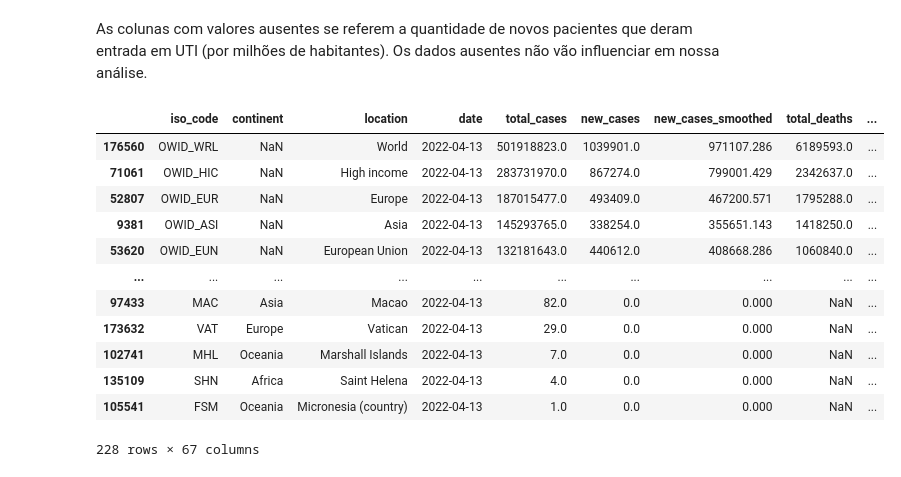
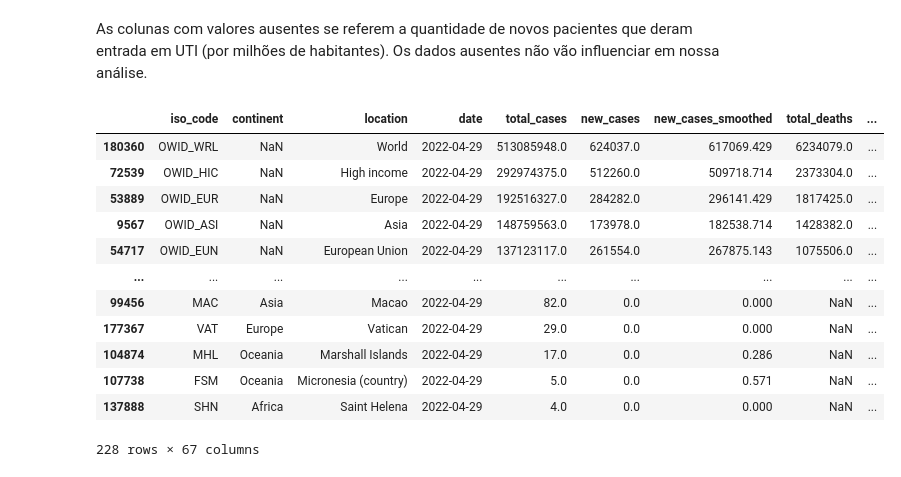
Before and after one commit to alex-trindade/DataScience, a Jupyter notebook: Analisando_Dados_Covid_19.ipynb, the cells around one changed output. Saved outputs shown, nothing was run; the diff lists cells and outputs as text; code cells hidden in the pictures.

```diff
--- a/Analisando_Dados_Covid_19.ipynb
+++ b/Analisando_Dados_Covid_19.ipynb
@@ -145,19 +150,19 @@ Length: 67, dtype: float64
 As colunas com valores ausentes se referem a quantidade de novos pacientes que deram entrada em UTI (por milhões de habitantes). Os dados ausentes não vão influenciar em nossa análise.
 # %%
 #Vamos filtrar apenas o último registro de cada localidade e ordenar pelo número total de casos
-max_date = '2022-04-13'
+max_date = '2022-04-29'
 df.loc[df.date == max_date].sort_values(by="total_cases", ascending=False)
 # %% [output]
 |  | iso_code | continent | location | date | total_cases | new_cases | new_cases_smoothed | total_deaths | ... |
-| 176560 | OWID_WRL | NaN | World | 2022-04-13 | 501918823.0 | 1039901.0 | 971107.286 | 6189593.0 | ... |
-| 71061 | OWID_HIC | NaN | High income | 2022-04-13 | 283731970.0 | 867274.0 | 799001.429 | 2342637.0 | ... |
-| 52807 | OWID_EUR | NaN | Europe | 2022-04-13 | 187015477.0 | 493409.0 | 467200.571 | 1795288.0 | ... |
-| 9381 | OWID_ASI | NaN | Asia | 2022-04-13 | 145293765.0 | 338254.0 | 355651.143 | 1418250.0 | ... |
-| 53620 | OWID_EUN | NaN | European Union | 2022-04-13 | 132181643.0 | 440612.0 | 408668.286 | 1060840.0 | ... |
+| 180360 | OWID_WRL | NaN | World | 2022-04-29 | 513085948.0 | 624037.0 | 617069.429 | 6234079.0 | ... |
+| 72539 | OWID_HIC | NaN | High income | 2022-04-29 | 292974375.0 | 512260.0 | 509718.714 | 2373304.0 | ... |
+| 53889 | OWID_EUR | NaN | Europe | 2022-04-29 | 192516327.0 | 284282.0 | 296141.429 | 1817425.0 | ... |
+| 9567 | OWID_ASI | NaN | Asia | 2022-04-29 | 148759563.0 | 173978.0 | 182538.714 | 1428382.0 | ... |
+| 54717 | OWID_EUN | NaN | European Union | 2022-04-29 | 137123117.0 | 261554.0 | 267875.143 | 1075506.0 | ... |
 | ... | ... | ... | ... | ... | ... | ... | ... | ... | ... |
-| 97433 | MAC | Asia | Macao | 2022-04-13 | 82.0 | 0.0 | 0.000 | NaN | ... |
-| 173632 | VAT | Europe | Vatican | 2022-04-13 | 29.0 | 0.0 | 0.000 | NaN | ... |
-| 102741 | MHL | Oceania | Marshall Islands | 2022-04-13 | 7.0 | 0.0 | 0.000 | NaN | ... |
-| 135109 | SHN | Africa | Saint Helena | 2022-04-13 | 4.0 | 0.0 | 0.000 | NaN | ... |
-| 105541 | FSM | Oceania | Micronesia (country) | 2022-04-13 | 1.0 | 0.0 | 0.000 | NaN | ... |
+| 99456 | MAC | Asia | Macao | 2022-04-29 | 82.0 | 0.0 | 0.000 | NaN | ... |
+| 177367 | VAT | Europe | Vatican | 2022-04-29 | 29.0 | 0.0 | 0.000 | NaN | ... |
+| 104874 | MHL | Oceania | Marshall Islands | 2022-04-29 | 17.0 | 0.0 | 0.286 | NaN | ... |
+| 107738 | FSM | Oceania | Micronesia (country) | 2022-04-29 | 5.0 | 0.0 | 0.571 | NaN | ... |
+| 137888 | SHN | Africa | Saint Helena | 2022-04-29 | 4.0 | 0.0 | 0.000 | NaN | ... |
 228 rows × 67 columns
```
Also changed, not shown: parts of 21 cells of this notebook.
